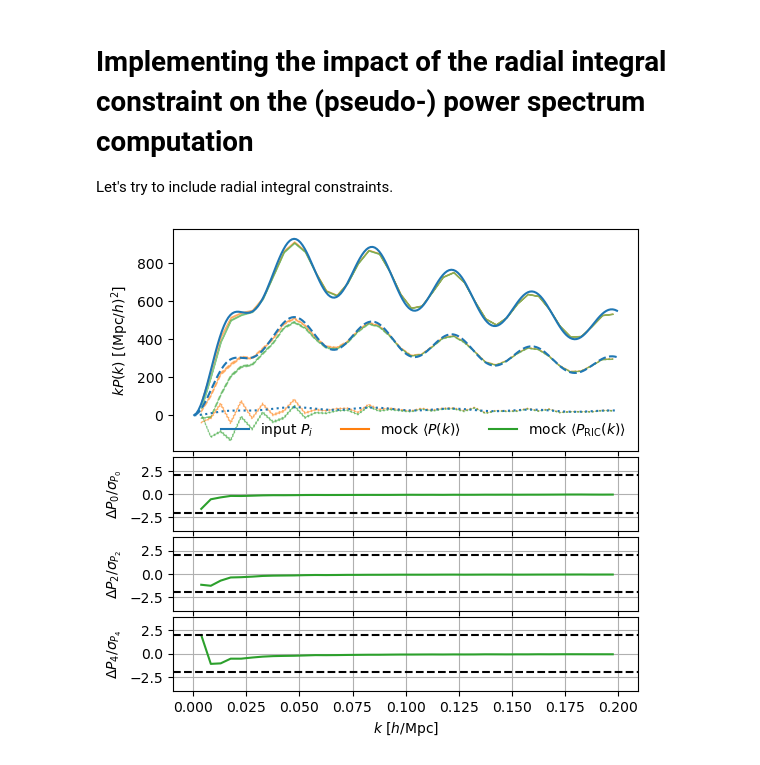
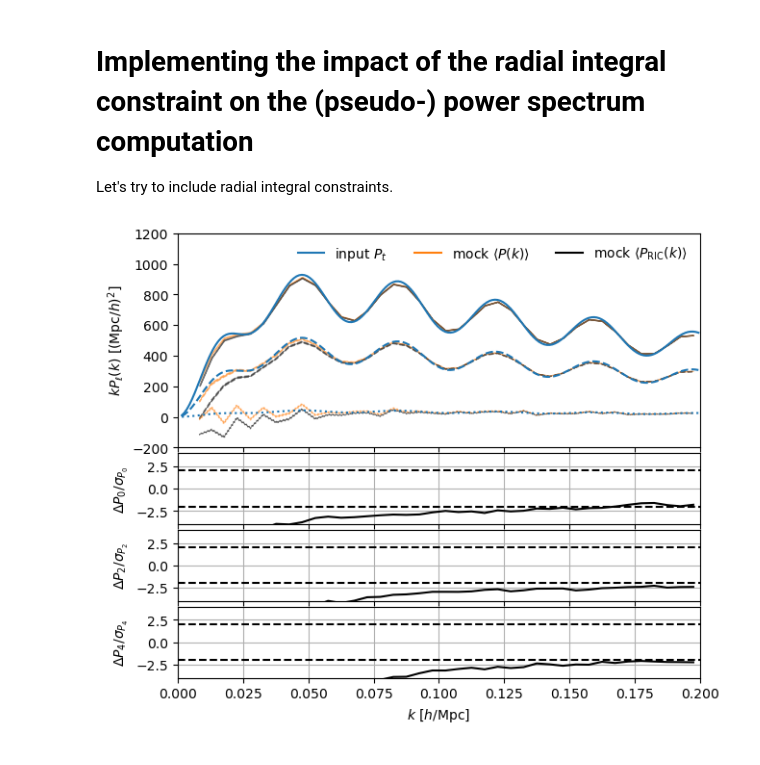
Before and after one commit to adematti/jax-power, a Jupyter notebook: nb/integral_constraint.ipynb, the cells around one changed output. Saved outputs shown, nothing was run; the diff lists cells and outputs as text; code cells hidden in the pictures.

```diff
--- a/nb/integral_constraint.ipynb
+++ b/nb/integral_constraint.ipynb
@@ -109,46 +109,49 @@ import lsstypes as types
 mean, cov = types.mean(spectra), types.cov(spectra).clone(attrs={'nreal': len(spectra)})
 mean_ic, cov_ic = types.mean(spectra_ic), types.cov(spectra_ic).clone(attrs={'nreal': len(spectra_ic)})
 
 ells = mean.ells
 height_ratios = [max(len(ells), 3)] + [1] * len(ells)
-figsize = (6, 1. * sum(height_ratios))
+figsize = (7, 1. * sum(height_ratios))
 fig, lax = plt.subplots(len(height_ratios), sharex=True, sharey=False, gridspec_kw={'height_ratios': height_ratios}, figsize=figsize, squeeze=True)
 fig.subplots_adjust(hspace=0.05)
 
 ax = lax[0]
 linestyles = ['-', '--', ':']
-colors = ['C0', 'C1', 'C2']
-labels = ['input $P_i$', r'mock $\langle P(k) \rangle$', r'mock $\langle P_\mathrm{RIC}(k) \rangle$']
+colors = ['C0', 'C1', 'k']
+labels = ['input $P_t$', r'mock $\langle P(k) \rangle$', r'mock $\langle P_\mathrm{RIC}(k) \rangle$']
 for color, label in zip(colors, labels):
     ax.plot([], [], color=color, linestyle='-', label=label)
+mask = slice(1, None)
 for ill, ell in enumerate(ells):
     linestyle = linestyles[ill]
-    pole = mean.get(ell)
-    pole_in = theory.get(ell).select(k=(0., pole.edges('k').max()))
+    pole = mean.get(ell)[mask]
+    pole_in = theory.get(ell).select(k=(0., pole.edges('k').max()))[mask]
     ax.plot(pole_in.coords('k'), pole_in.coords('k') * pole_in.value(), linestyle=linestyle, color=colors[0])
     kw = dict(lw=1., alpha=0.5)
-    std = cov.at.observable.get(ell).std().real / cov.attrs['nreal']**0.5
+    std = cov.at.observable.get(ell).std().real[mask] / cov.attrs['nreal']**0.5
     ax.fill_between(pole.coords('k'), pole.coords('k') * (pole.value() - std), pole.coords('k') * (pole.value() + std), linestyle=linestyle, color=colors[1], **kw)
-    pole = mean_ic.get(ell)
-    std = cov_ic.at.observable.get(ell).std().real / cov_ic.attrs['nreal']**0.5
+    pole = mean_ic.get(ell)[mask]
+    std = cov_ic.at.observable.get(ell).std().real[mask] / cov_ic.attrs['nreal']**0.5
     ax.fill_between(pole.coords('k'), pole.coords('k') * (pole.value() - std), pole.coords('k') * (pole.value() + std), linestyle=linestyle, color=colors[2], **kw)
-ax.set_ylabel(r'$k P(k)$ [$(\mathrm{Mpc}/h)^{2}$]')
-ax.legend(frameon=False, ncol=3)
+ax.set_xlim(0., 0.2)
+ax.set_ylim(-200., 1200.)
+ax.set_ylabel(r'$k P_\ell(k)$ [$(\mathrm{Mpc}/h)^{2}$]')
+ax.legend(frameon=False, ncol=3, loc=1)
 for ill, ell in enumerate(ells):
     ax = lax[ill + 1]
-    pole, pole_ic = mean.get(ell), mean_ic.get(ell)
-    std = cov_ic.at.observable.get(ell).std().real
+    pole, pole_ic = mean.get(ell)[mask], mean_ic.get(ell)[mask]
+    std = cov_ic.at.observable.get(ell).std().real[mask] / cov_ic.attrs['nreal']**0.5
     ax.plot(pole.coords('k'), (pole_ic.value() - pole.value()) / std, color=colors[2])
     ax.set_ylim(-3., 3.)
     ax.set_ylim(-4, 4)
     for offset in [-2., 2.]: ax.axhline(offset, color='k', linestyle='--')
     ax.grid(True)
     ax.set_ylabel(r'$\Delta P_{{{0:d}}} / \sigma_{{ P_{{{0:d}}} }}$'.format(ell))
 lax[-1].set_xlabel(r'$k$ [$h/\mathrm{Mpc}$]')
 utils.savefig(plots_dir / f'mocks_ric.{ext}')
 plt.show()
 # %% [output]
-[figure, old version]
+[figure, new version]
 # %%
 def get_window_slab_fwd(func, theory, nreal=10, batch_size=1, **kwargs):
     # Forward mode
```
Also changed, not shown: parts of 1 cell of this notebook, 1 other file.
